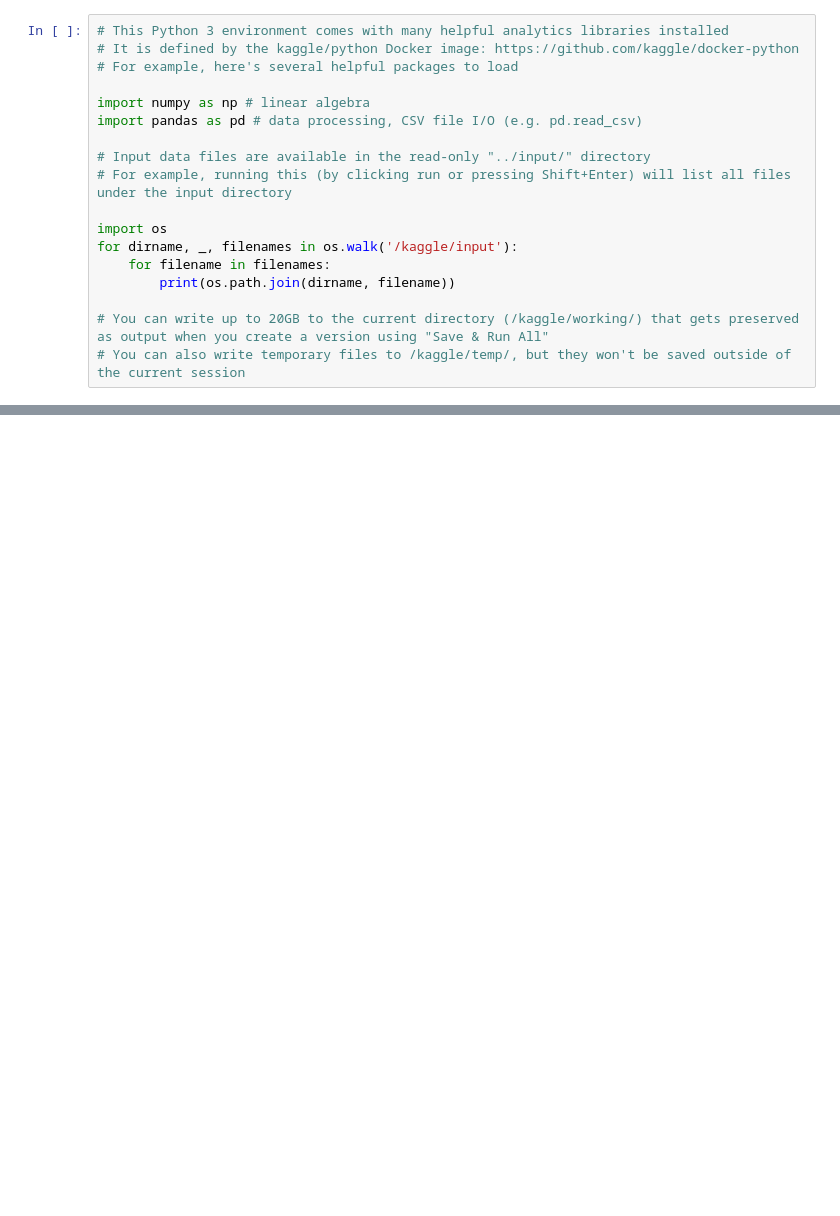
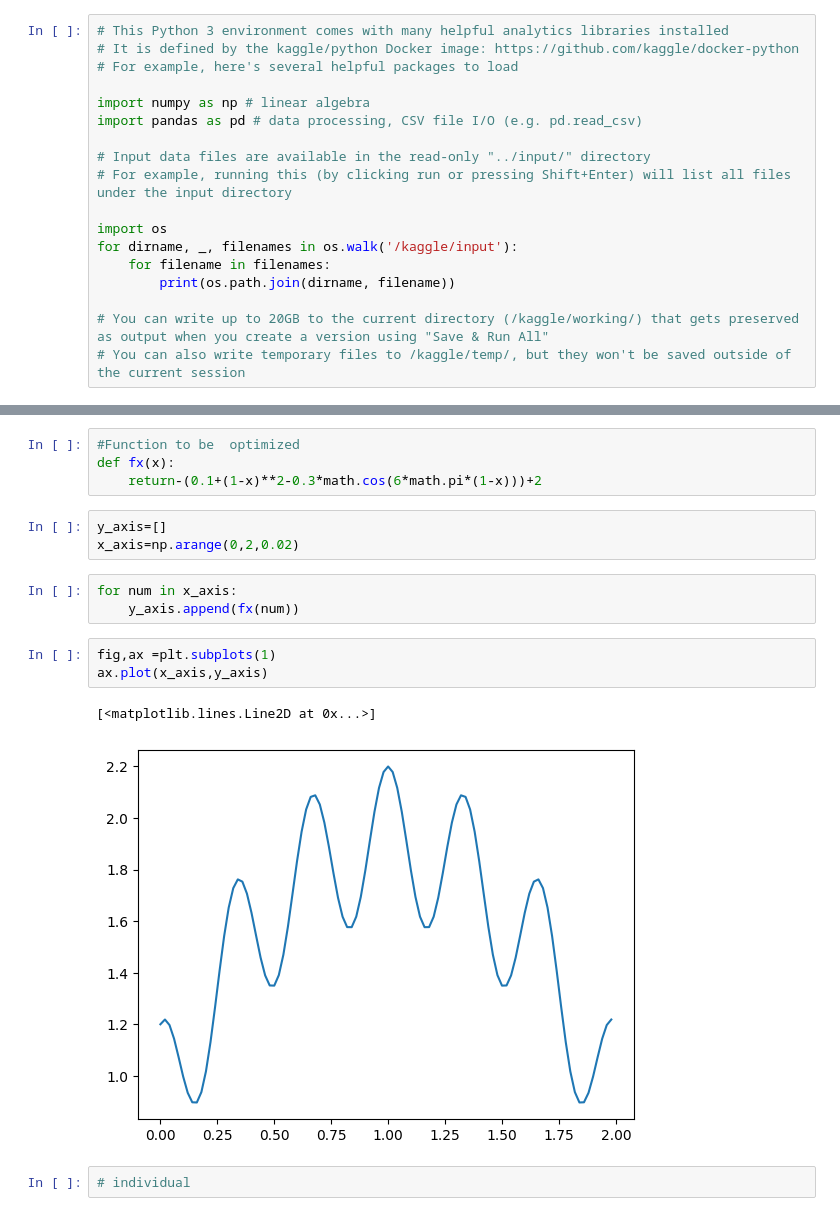
Before and after one commit to rlascocz/combinatory_optimization, a Jupyter notebook: genetic-algorithm-function-optimization.ipynb, the cells around one changed output, grey strips where cells are left out. Saved outputs shown, nothing was run; the diff lists cells and outputs as text; blank space fills up the shorter version.

Commit message:
Kaggle Notebook | genetic_algorithm_function_optimization | Version 3

```diff
--- a/genetic-algorithm-function-optimization.ipynb
+++ b/genetic-algorithm-function-optimization.ipynb
@@ -40,0 +45,18 @@ def capacidad_computo(t):
+# %%
+#Function to be  optimized
+def fx(x):
+    return-(0.1+(1-x)**2-0.3*math.cos(6*math.pi*(1-x)))+2
+# %%
+y_axis=[]
+x_axis=np.arange(0,2,0.02)
+# %%
+for num in x_axis:
+    y_axis.append(fx(num))
+# %%
+fig,ax =plt.subplots(1)
+ax.plot(x_axis,y_axis)
+# %% [output]
+[<matplotlib.lines.Line2D at 0x...>]
+[figure, added]
+# %%
+# individual
```
Also changed, not shown: parts of 17 cells of this notebook.
